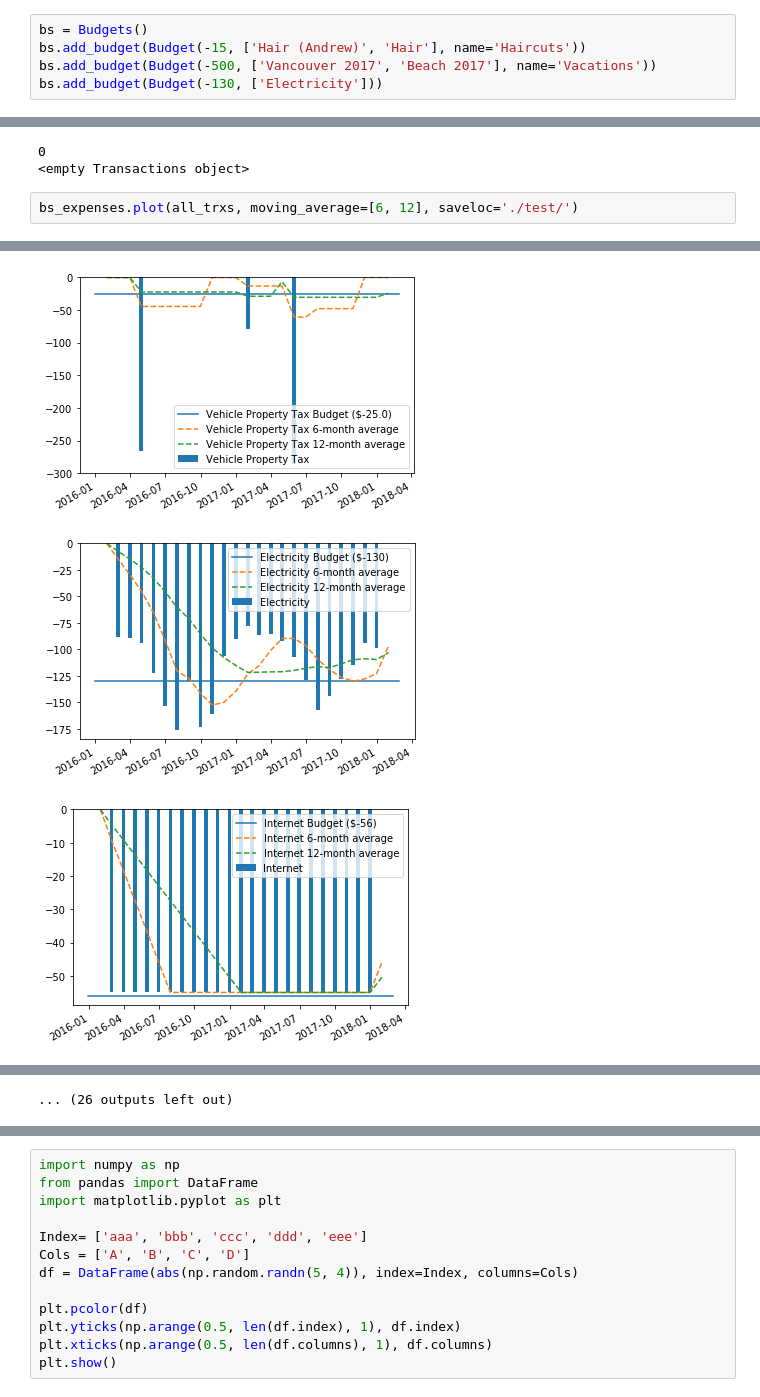
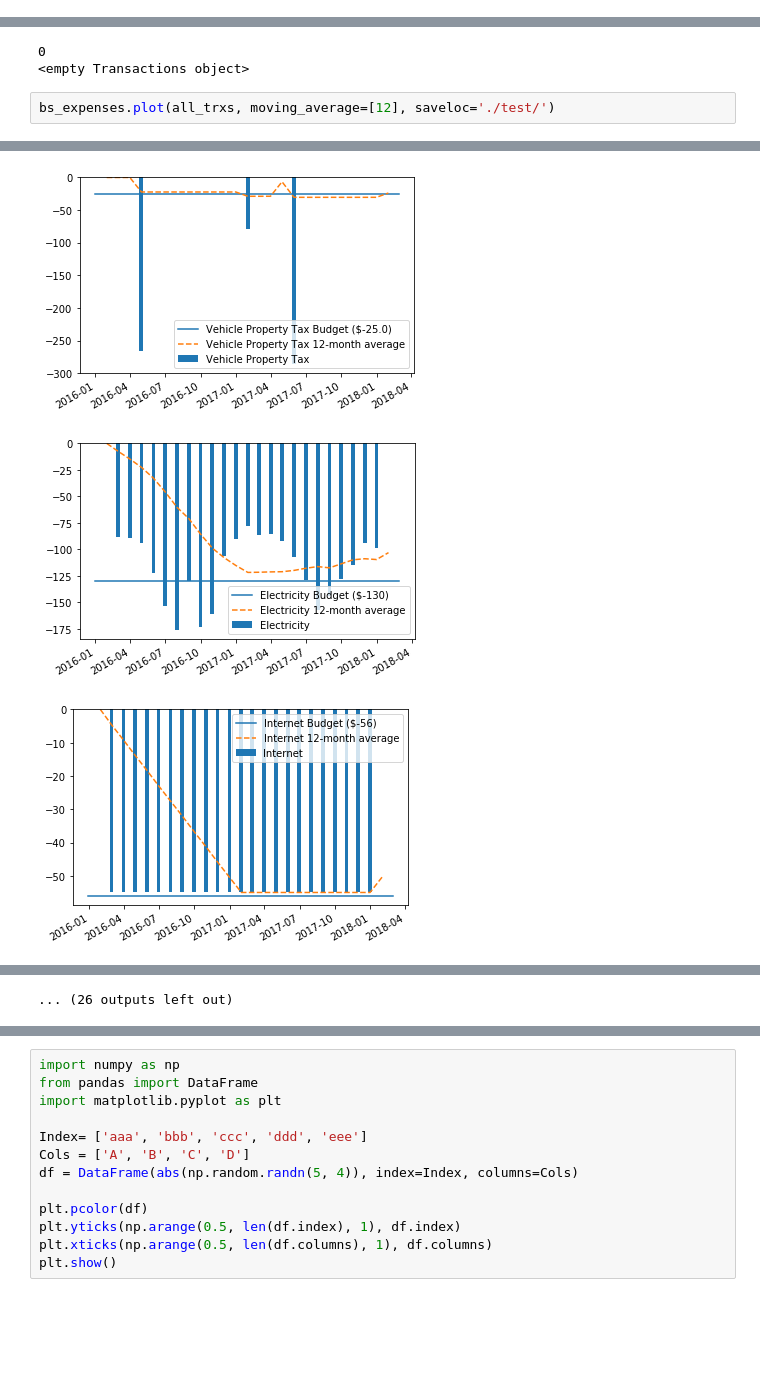
Before and after one commit to scribby182/Menthol, a Jupyter notebook: sandbox.ipynb, the cells around one changed output, grey strips where cells are left out. Drawn from its saved outputs; the diff is of its cells as text; blank space fills up the shorter version.

```diff
--- a/sandbox.ipynb
+++ b/sandbox.ipynb
@@ -40,5 +13,0 @@ Haircuts                  | $-15   | ['Hair (Andrew)', 'Hair']
-# %%
-bs = Budgets()
-bs.add_budget(Budget(-15, ['Hair (Andrew)', 'Hair'], name='Haircuts'))
-bs.add_budget(Budget(-500, ['Vancouver 2017', 'Beach 2017'], name='Vacations'))
-bs.add_budget(Budget(-130, ['Electricity']))
@@ -210,7 +109,7 @@ print(not_in_bs)
 0
 <empty Transactions object>
 # %%
-bs_expenses.plot(all_trxs, moving_average=[6, 12], saveloc='./test/')
+bs_expenses.plot(all_trxs, moving_average=[12], saveloc='./test/')
 # %% [output]
 Saving figure for Auto Insurance as ./test/Auto Insurance
 Date range: 2016-01-29 00:00:00 to 2018-01-10 00:00:00
@@ -252,3 +151,3 @@ Date range: 2016-01-29 00:00:00 to 2018-01-10 00:00:00
-[figure, old version]
+[figure, new version]
-[figure, old version]
+[figure, new version]
-[figure, old version]
+[figure, new version]
```
Also changed, not shown: parts of 29 cells of this notebook, 4 other files.
